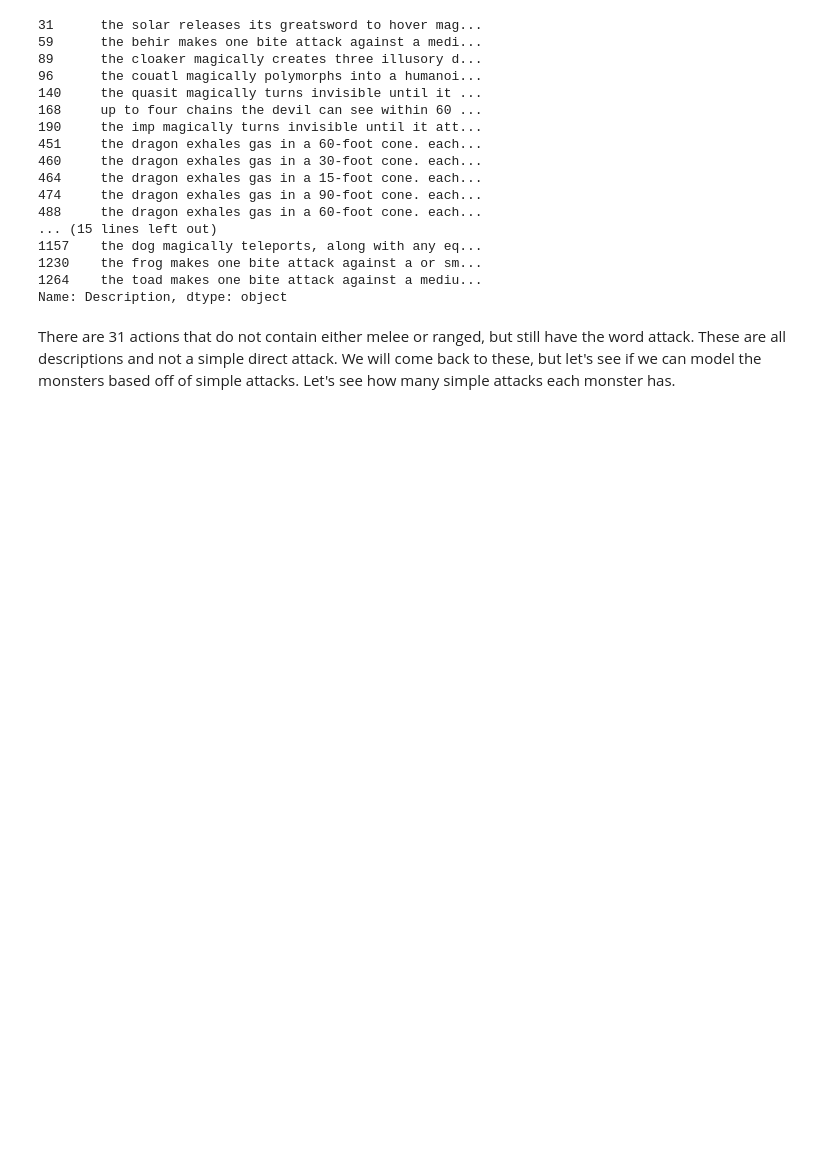
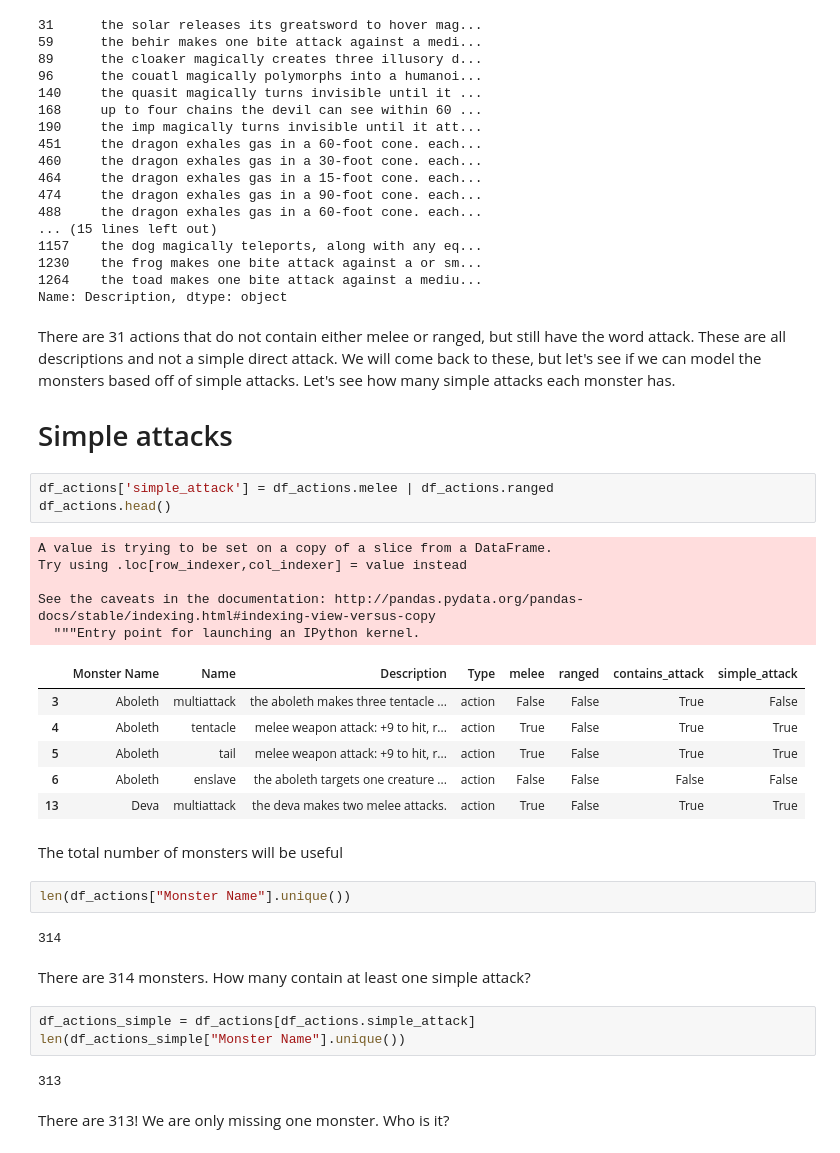
Before and after one commit to r3dunlop/DnDMonsterEngine, a Jupyter notebook: MonsterActionAnalysis.ipynb, the cells around one changed output. Cells and saved outputs as stored; diff of their text form; blank space fills up the shorter version.

```diff
--- a/MonsterActionAnalysis.ipynb
+++ b/MonsterActionAnalysis.ipynb
@@ -272,3 +272,34 @@ df_attack_but_no_type.Description.head(30)
 Name: Description, dtype: object
 # %% [markdown]
 There are 31 actions that do not contain either melee or ranged, but still have the word attack. These are all descriptions and not a simple direct attack. We will come back to these, but let's see if we can model the monsters based off of simple attacks. Let's see how many simple attacks each monster has.
+# Simple attacks
+# %%
+df_actions['simple_attack'] = df_actions.melee | df_actions.ranged
+df_actions.head()
+# %% [output]
+A value is trying to be set on a copy of a slice from a DataFrame.
+Try using .loc[row_indexer,col_indexer] = value instead
+
+See the caveats in the documentation: http://pandas.pydata.org/pandas-docs/stable/indexing.html#indexing-view-versus-copy
+  """Entry point for launching an IPython kernel.
+|  | Monster Name | Name | Description | Type | melee | ranged | contains_attack | simple_attack |
+| 3 | Aboleth | multiattack | the aboleth makes three tentacle ... | action | False | False | True | False |
+| 4 | Aboleth | tentacle | melee weapon attack: +9 to hit, r... | action | True | False | True | True |
+| 5 | Aboleth | tail | melee weapon attack: +9 to hit, r... | action | True | False | True | True |
+| 6 | Aboleth | enslave | the aboleth targets one creature ... | action | False | False | False | False |
+| 13 | Deva | multiattack | the deva makes two melee attacks. | action | True | False | True | True |
+# %% [markdown]
+The total number of monsters will be useful
+# %%
+len(df_actions["Monster Name"].unique())
+# %% [output]
+314
+# %% [markdown]
+There are 314 monsters. How many contain at least one simple attack?
+# %%
+df_actions_simple = df_actions[df_actions.simple_attack]
+len(df_actions_simple["Monster Name"].unique())
+# %% [output]
+313
+# %% [markdown]
+There are 313! We are only missing one monster. Who is it?
```
Also changed, not shown: parts of 6 cells of this notebook.
